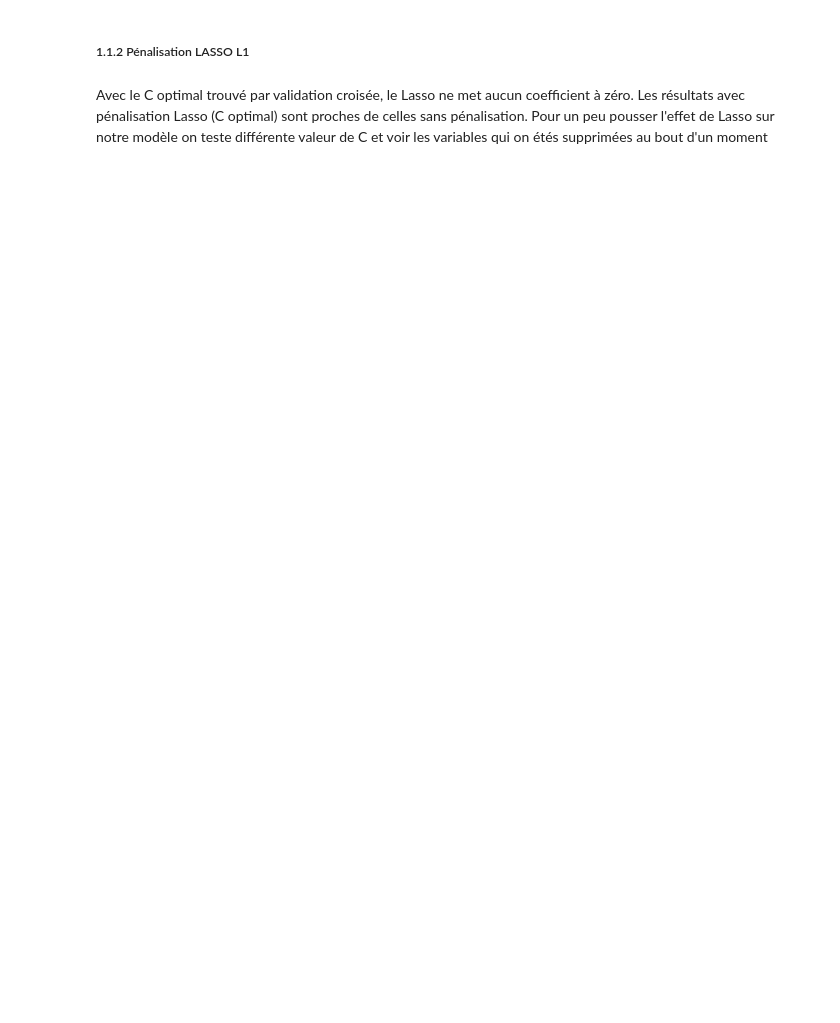
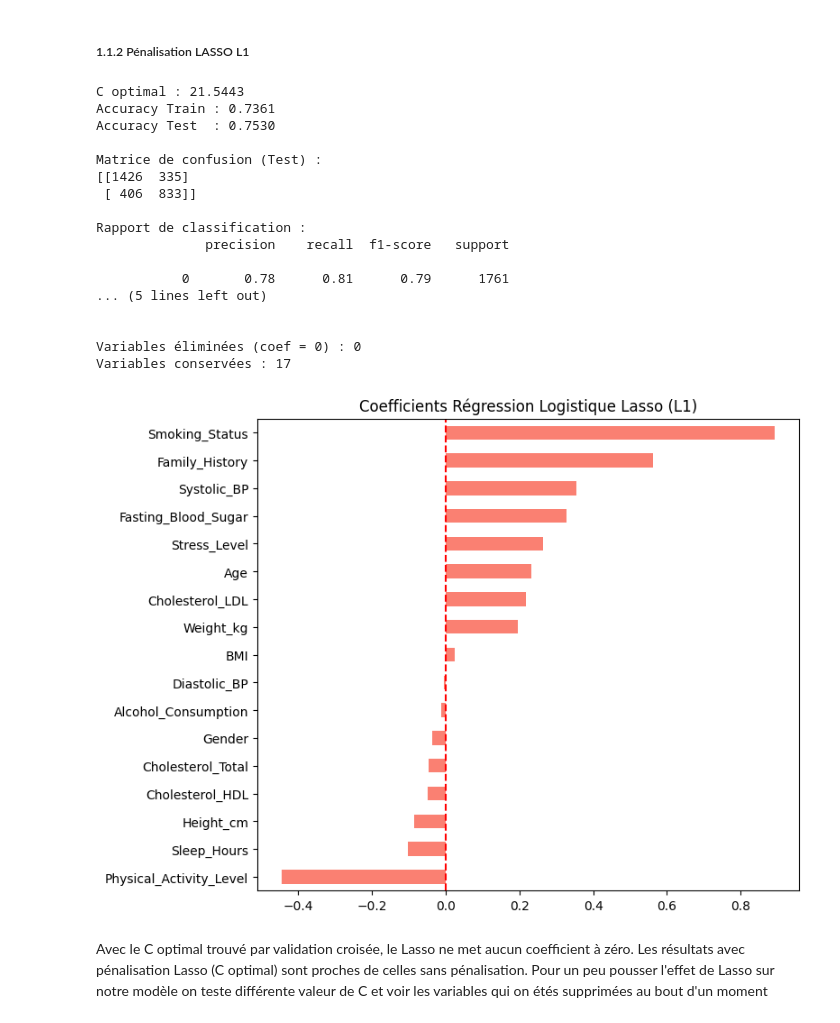
Before and after one commit to AhmedBousbih/Projet-Machine-learning, a Jupyter notebook: Projet_ML_py.ipynb, the cells around one changed output. Cells and saved outputs as stored; diff of their text form; code cells hidden in the pictures; blank space fills up the shorter version.

```diff
--- a/Projet_ML_py.ipynb
+++ b/Projet_ML_py.ipynb
@@ -124,2 +164,61 @@ plt.show()
+# %%
+from sklearn.linear_model import LogisticRegressionCV
+
+# ── Régression Logistique avec pénalisation L1 ────────────────
+# On utilise LogisticRegressionCV pour optimiser C par validation croisée
+# C = 1/lambda (plus C est petit, plus la pénalisation est forte)
+log_lasso = LogisticRegressionCV(
+    penalty='l1',
+    solver='saga',
+    cv=10,
+    max_iter=1000,
+    random_state=randomseed
+)
+log_lasso.fit(X_train_scaled, y_train)
+
+# ── C optimal trouvé par validation croisée ───────────────────
+print(f"C optimal : {log_lasso.C_[0]:.4f}")
+
+# ── Prédictions ───────────────────────────────────────────────
+y_pred_train_lasso = log_lasso.predict(X_train_scaled)
+y_pred_test_lasso  = log_lasso.predict(X_test_scaled)
+
+# ── Performances ──────────────────────────────────────────────
+print(f"Accuracy Train : {accuracy_score(y_train, y_pred_train_lasso):.4f}")
+print(f"Accuracy Test  : {accuracy_score(y_test, y_pred_test_lasso):.4f}")
+print("\nMatrice de confusion (Test) :")
+print(confusion_matrix(y_test, y_pred_test_lasso))
+print("\nRapport de classification :")
+print(classification_report(y_test, y_pred_test_lasso))
+
+# ── Coefficients (variables sélectionnées) ────────────────────
+coef_lasso = pd.Series(log_lasso.coef_[0], index=X.columns)
+print(f"\nVariables éliminées (coef = 0) : {sum(coef_lasso == 0)}")
+print(f"Variables conservées : {sum(coef_lasso != 0)}")
+
+coef_lasso.sort_values().plot(kind='barh', figsize=(8, 6), color='salmon')
+plt.title("Coefficients Régression Logistique Lasso (L1)")
+plt.axvline(0, color='red', linestyle='--')
+plt.tight_layout()
+plt.show()
+# %% [output]
+C optimal : 21.5443
+Accuracy Train : 0.7361
+Accuracy Test  : 0.7530
+
+Matrice de confusion (Test) :
+[[1426  335]
+ [ 406  833]]
+
+Rapport de classification :
+              precision    recall  f1-score   support
+
+           0       0.78      0.81      0.79      1761
+... (5 lines left out)
+
+
+Variables éliminées (coef = 0) : 0
+Variables conservées : 17
+[figure, added]
 # %% [markdown]
 Avec le C optimal trouvé par validation croisée, le Lasso ne met aucun coefficient à zéro. Les résultats avec pénalisation Lasso (C optimal) sont proches de celles sans pénalisation. Pour un peu pousser l'effet de Lasso sur notre modèle on teste différente valeur de C et voir les variables qui on étés supprimées au bout d'un moment
```
Also changed, not shown: parts of 28 cells of this notebook.
